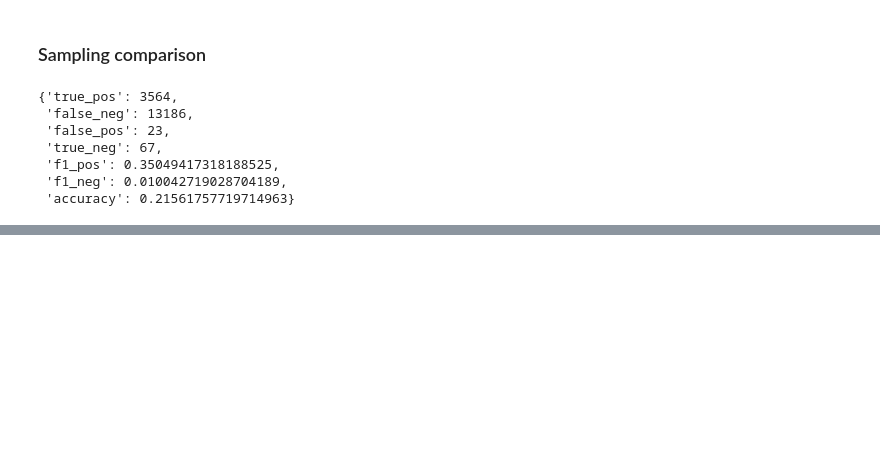
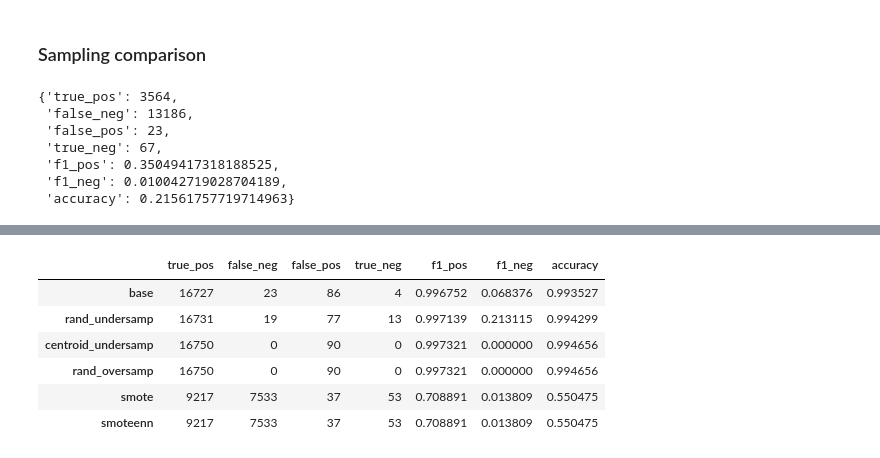
Before and after one commit to tri-bui/sandbox-ml, a Jupyter notebook: lt-credit-risk/credit_risk.ipynb, the cells around one changed output, grey strips where cells are left out. Cells and saved outputs as stored; diff of their text form; code cells hidden in the pictures; blank space fills up the shorter version.

```diff
--- a/lt-credit-risk/credit_risk.ipynb
+++ b/lt-credit-risk/credit_risk.ipynb
@@ -721,0 +737,14 @@ clf_report(y_val, lr_val_pred)
+# %%
+# Decision tree comparison
+tree_preds = [tree_val_pred, tree_rus_val_pred, tree_ccu_val_pred, tree_ros_val_pred, tree_smo_val_pred, tree_sen_val_pred]
+tree_reports = [clf_report(y_val, y_pred) for y_pred in tree_preds]
+tree_reports_df = pd.DataFrame(tree_reports, index=trials)
+tree_reports_df
+# %% [output]
+|  | true_pos | false_neg | false_pos | true_neg | f1_pos | f1_neg | accuracy |
+| base | 16727 | 23 | 86 | 4 | 0.996752 | 0.068376 | 0.993527 |
+| rand_undersamp | 16731 | 19 | 77 | 13 | 0.997139 | 0.213115 | 0.994299 |
+| centroid_undersamp | 16750 | 0 | 90 | 0 | 0.997321 | 0.000000 | 0.994656 |
+| rand_oversamp | 16750 | 0 | 90 | 0 | 0.997321 | 0.000000 | 0.994656 |
+| smote | 9217 | 7533 | 37 | 53 | 0.708891 | 0.013809 | 0.550475 |
+| smoteenn | 9217 | 7533 | 37 | 53 | 0.708891 | 0.013809 | 0.550475 |
```
Also changed, not shown: parts of 1 cell of this notebook.
